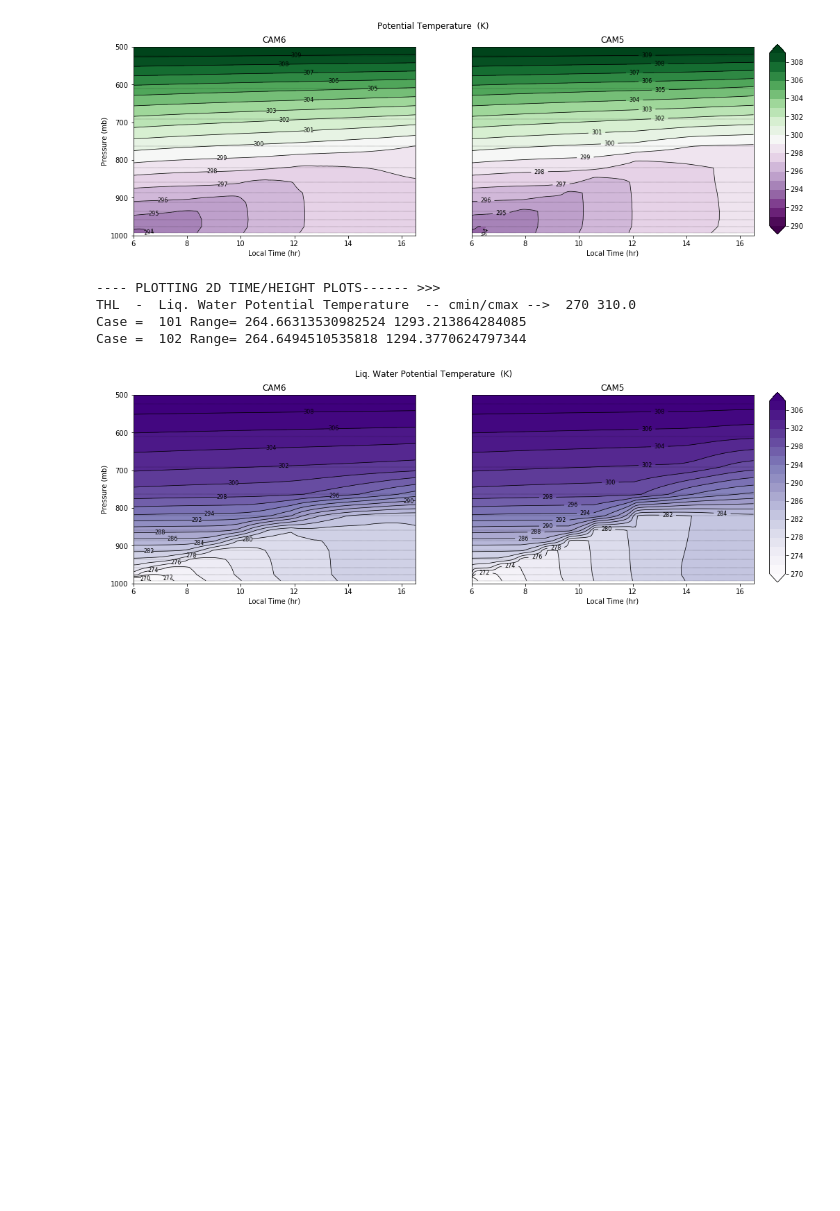
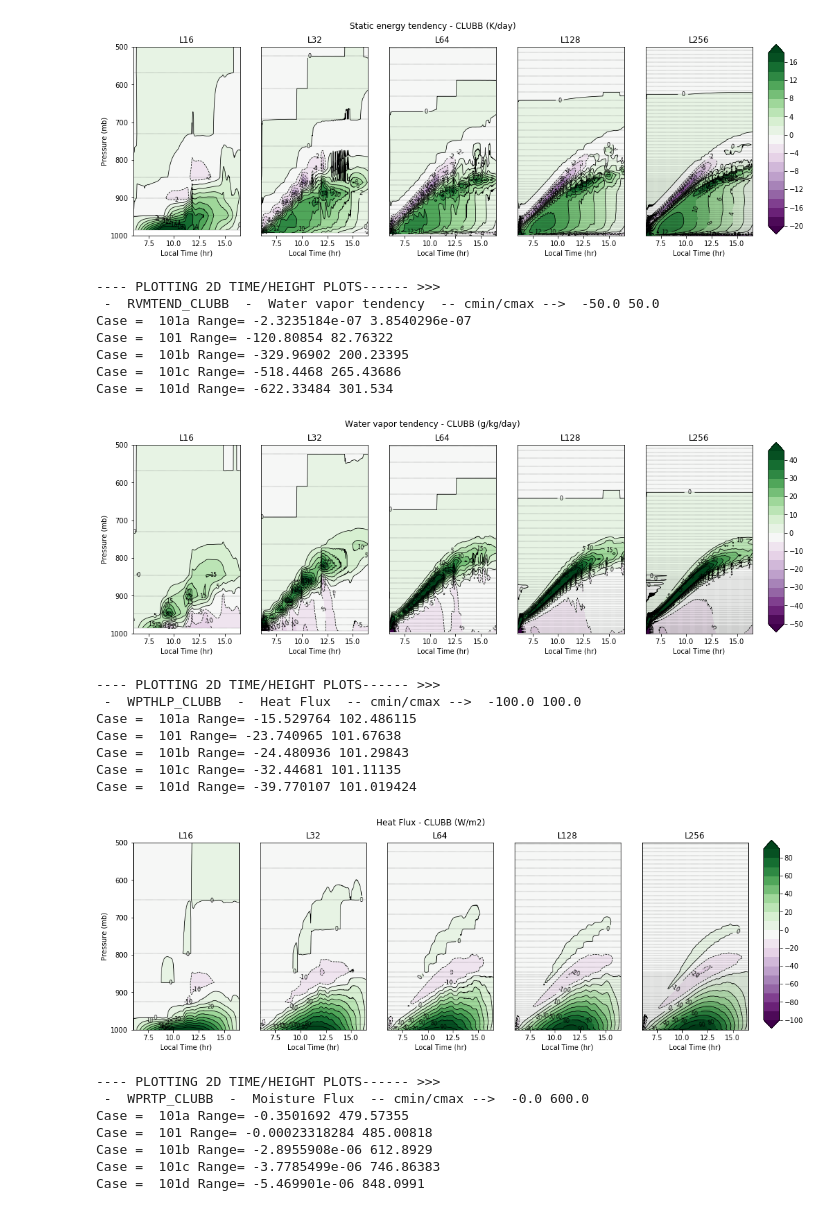
Before and after one commit to swrneale/python-scripts, a Jupyter notebook: PBL/scam_plots.ipynb, the cells around one changed output. Saved outputs shown, nothing was run; the diff lists cells and outputs as text; code cells hidden in the pictures; blank space fills up the shorter version.

```diff
--- a/PBL/scam_plots.ipynb
+++ b/PBL/scam_plots.ipynb
@@ -141,8 +125,8 @@ ValueError: Cannot specify both coords='different' and compat='override'.
 # %%
 ###### Plotting ##########
 
-#plot1d_ts_scam()   # 1D time series plots
+plot1d_ts_scam()   # 1D time series plots
 plot2d_ts_scam()   # 2D time series plots
-#plot1d_snap_scam()   # 1D snapshot plots
+plot1d_snap_scam()   # 1D snapshot plots
 #plot1d_anim_scam() # 2D animation  plots
 # %% [output]
@@ -154,6 +150,24 @@ Case =  102 Range= 293.7678490862137 1294.410909647994
-[figure, old version]
+[figure, new version]
 ---- PLOTTING 2D TIME/HEIGHT PLOTS------ >>>
-THL  -  Liq. Water Potential Temperature  -- cmin/cmax -->  270 310.0
-Case =  101 Range= 264.66313530982524 1293.213864284085
-Case =  102 Range= 264.6494510535818 1294.3770624797344
+ -  RVMTEND_CLUBB  -  Water vapor tendency  -- cmin/cmax -->  -50.0 50.0
+Case =  101a Range= -2.3235184e-07 3.8540296e-07
+Case =  101 Range= -120.80854 82.76322
+Case =  101b Range= -329.96902 200.23395
+Case =  101c Range= -518.4468 265.43686
+Case =  101d Range= -622.33484 301.534
-[figure, old version]
+[figure, new version]
+---- PLOTTING 2D TIME/HEIGHT PLOTS------ >>>
+ -  WPTHLP_CLUBB  -  Heat Flux  -- cmin/cmax -->  -100.0 100.0
+Case =  101a Range= -15.529764 102.486115
+Case =  101 Range= -23.740965 101.67638
+Case =  101b Range= -24.480936 101.29843
+Case =  101c Range= -32.44681 101.11135
+Case =  101d Range= -39.770107 101.019424
+[figure, added]
+---- PLOTTING 2D TIME/HEIGHT PLOTS------ >>>
+ -  WPRTP_CLUBB  -  Moisture Flux  -- cmin/cmax -->  -0.0 600.0
+Case =  101a Range= -0.3501692 479.57355
+Case =  101 Range= -0.00023318284 485.00818
+Case =  101b Range= -2.8955908e-06 612.8929
+Case =  101c Range= -3.7785499e-06 746.86383
+Case =  101d Range= -5.469901e-06 848.0991
```
Also changed, not shown: parts of 10 cells of this notebook, 1 other file.
